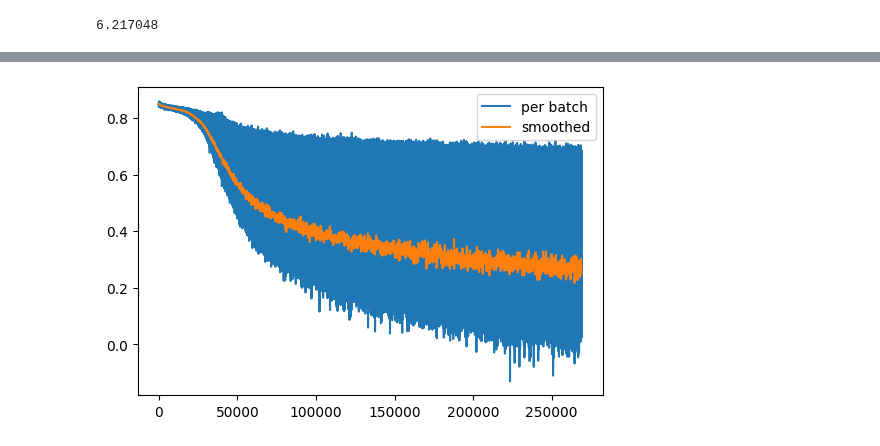
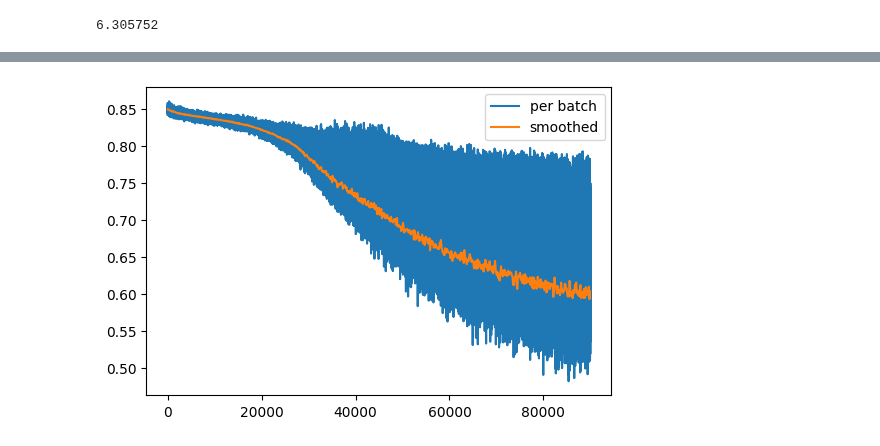
Before and after one commit to danjacobellis/LCCL, a Jupyter notebook: train/classification_walloc_maxvit.ipynb, the cells around one changed output, grey strips where cells are left out. Saved outputs shown, nothing was run; the diff lists cells and outputs as text; code cells hidden in the pictures.

```diff
--- a/train/classification_walloc_maxvit.ipynb
+++ b/train/classification_walloc_maxvit.ipynb
@@ -20,9 +20,9 @@ from fastprogress.fastprogress import master_bar, progress_bar
 from walloc import walloc
 class Config: pass
 # %%
-device = "cuda:0"
+device = "cuda:2"
 
-checkpoint = torch.load("RGB_Li_48c_J3_nf8_v1.0.2.pth",map_location="cpu",weights_only=False)
+checkpoint = torch.load("RGB_Li_12c_J3_nf8_v1.0.2.pth",map_location="cpu",weights_only=False)
 codec_config = checkpoint['config']
 codec = walloc.Codec2D(
     channels = codec_config.channels,
@@ -55,7 +55,7 @@ config.mixup_alpha = 0.8
 
 # Classification model config
 config.image_size = 256
-config.patch_size = 16
+config.patch_size = 64
 config.channels = 3
 config.num_classes = 1000
 config.embed_dim = 192
@@ -64,7 +64,7 @@ config.depth = (4,)
 # mlp_dim = 768
 config.dim_head = 64
 config.dim_conv_stem = 192
-config.window_size = 16
+config.window_size = 4
 config.mbconv_expansion_rate = 4
 config.mbconv_shrinkage_rate = 0.25
 config.dropout = 0.0
@@ -92,7 +92,7 @@ model = MaxViT(
 ).to(device)
 sum(p.numel() for p in model.parameters())/1e6
 # %% [output]
-6.217048
+6.305752
 # %%
 dataset_train = load_dataset('imagenet-1k',split='train',trust_remote_code=True)
 dataset_valid = load_dataset('imagenet-1k',split='validation',trust_remote_code=True)
@@ -271,5 +271,5 @@ for i_epoch in mb:
         'valid_acc': valid_acc,
         'config': config,
         'model_state_dict': model.state_dict()
-    }, f"log_{device}.pth")
+    }, f"log_{device}_2.pth")
 # %% [output]
@@ -278,4 +278,4 @@ for i_epoch in mb:
-[figure, old version]
+[figure, new version]
 # %%
 from IPython.display import display, Image, update_display, HTML
 import matplotlib.pyplot as plt
```
Also changed, not shown: parts of 9 cells of this notebook.
